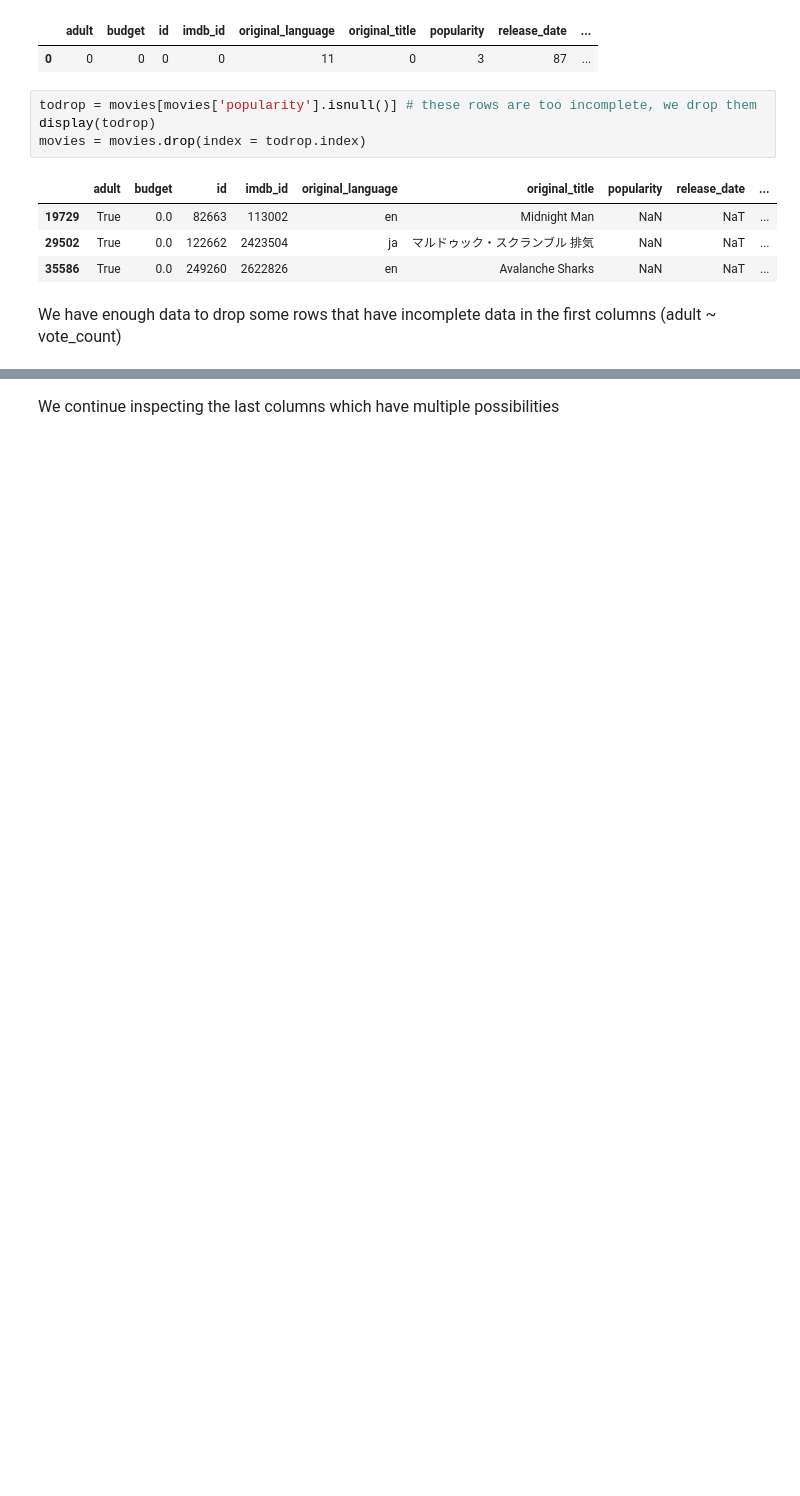
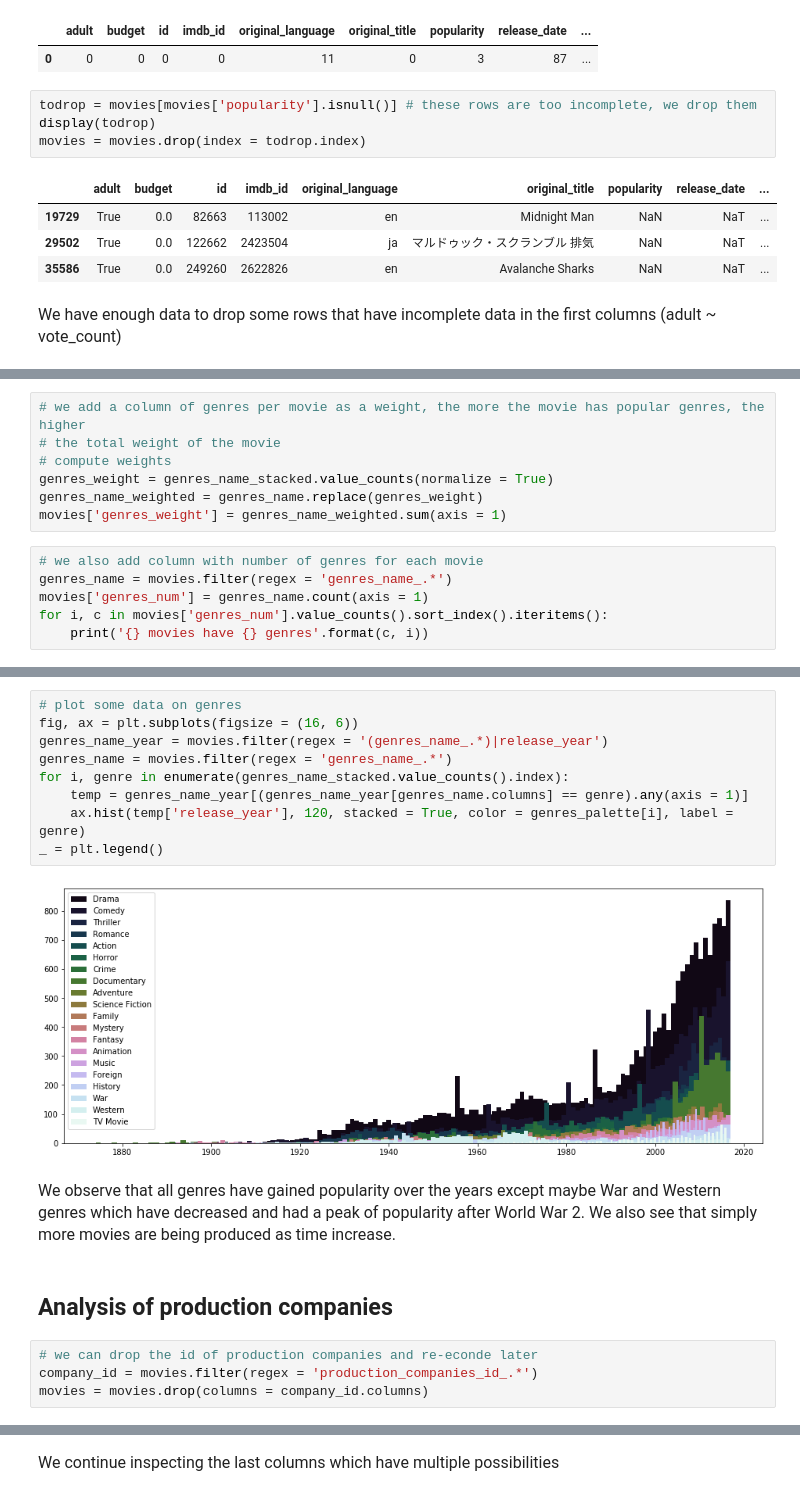
Before and after one commit to wvmrtn/data-science-in-practice, a Jupyter notebook: Project/eda.ipynb, the cells around one changed output, grey strips where cells are left out. Cells and saved outputs as stored; diff of their text form; blank space fills up the shorter version.

```diff
--- a/Project/eda.ipynb
+++ b/Project/eda.ipynb
@@ -170,0 +228,13 @@ We went from over 100 columns to 27
+# %%
+# we add a column of genres per movie as a weight, the more the movie has popular genres, the higher
+# the total weight of the movie
+# compute weights
+genres_weight = genres_name_stacked.value_counts(normalize = True)
+genres_name_weighted = genres_name.replace(genres_weight)
+movies['genres_weight'] = genres_name_weighted.sum(axis = 1)
+# %%
+# we also add column with number of genres for each movie
+genres_name = movies.filter(regex = 'genres_name_.*')
+movies['genres_num'] = genres_name.count(axis = 1)
+for i, c in movies['genres_num'].value_counts().sort_index().iteritems():
+    print('{} movies have {} genres'.format(c, i))
@@ -170,0 +250,19 @@ We went from over 100 columns to 27
+# %%
+# plot some data on genres
+fig, ax = plt.subplots(figsize = (16, 6))
+genres_name_year = movies.filter(regex = '(genres_name_.*)|release_year')
+genres_name = movies.filter(regex = 'genres_name_.*')
+for i, genre in enumerate(genres_name_stacked.value_counts().index):
+    temp = genres_name_year[(genres_name_year[genres_name.columns] == genre).any(axis = 1)]
+    ax.hist(temp['release_year'], 120, stacked = True, color = genres_palette[i], label = genre)
+_ = plt.legend()
+# %% [output]
+[figure, added]
+# %% [markdown]
+<font size="3">We observe that all genres have gained popularity over the years except maybe War and Western genres which have decreased and had a peak of popularity after World War 2. We also see that simply more movies are being produced as time increase.</font>
+# %% [markdown]
+## Analysis of production companies
+# %%
+# we can drop the id of production companies and re-econde later
+company_id = movies.filter(regex = 'production_companies_id_.*')
+movies = movies.drop(columns = company_id.columns)
```
Also changed, not shown: parts of 57 cells of this notebook, 2 other files.
